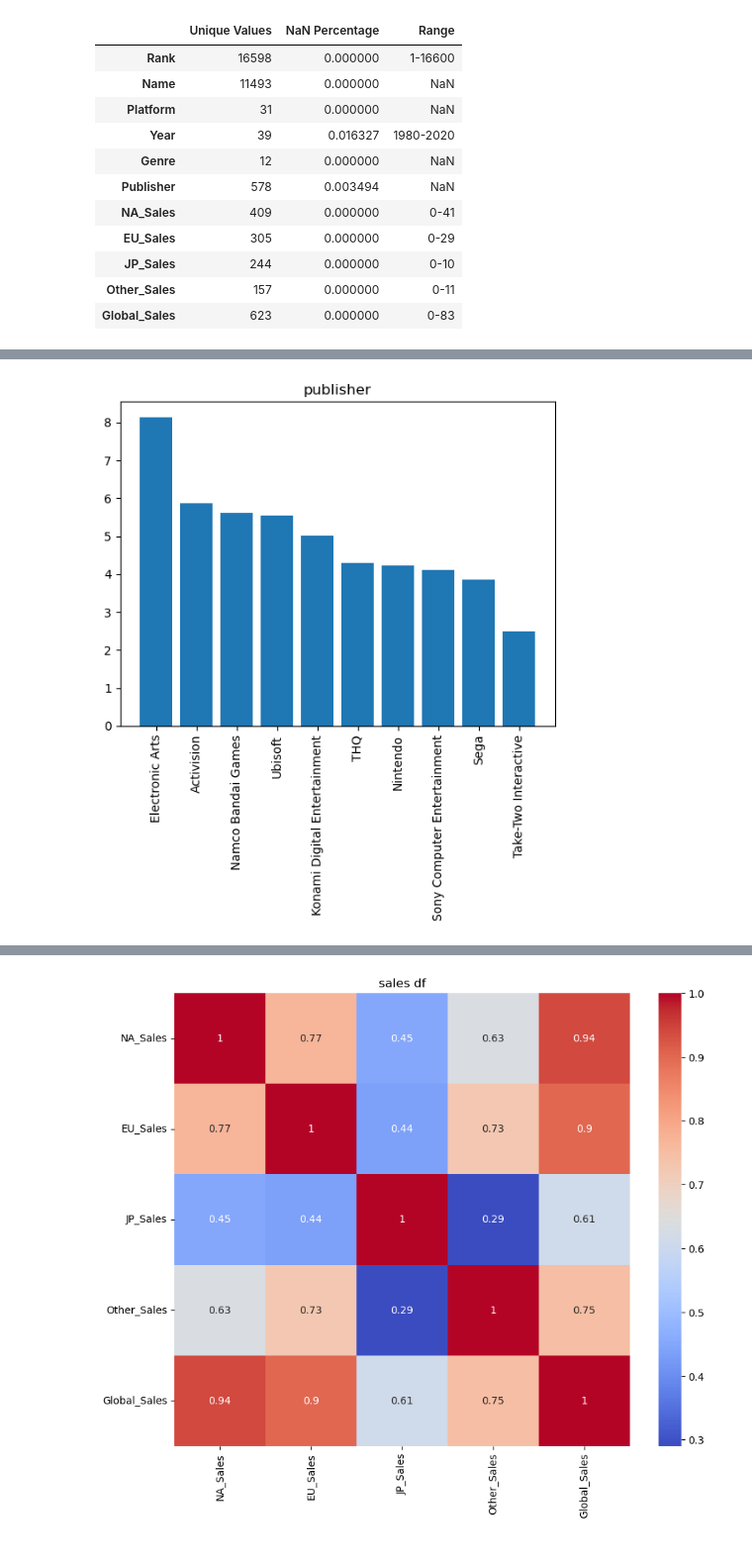
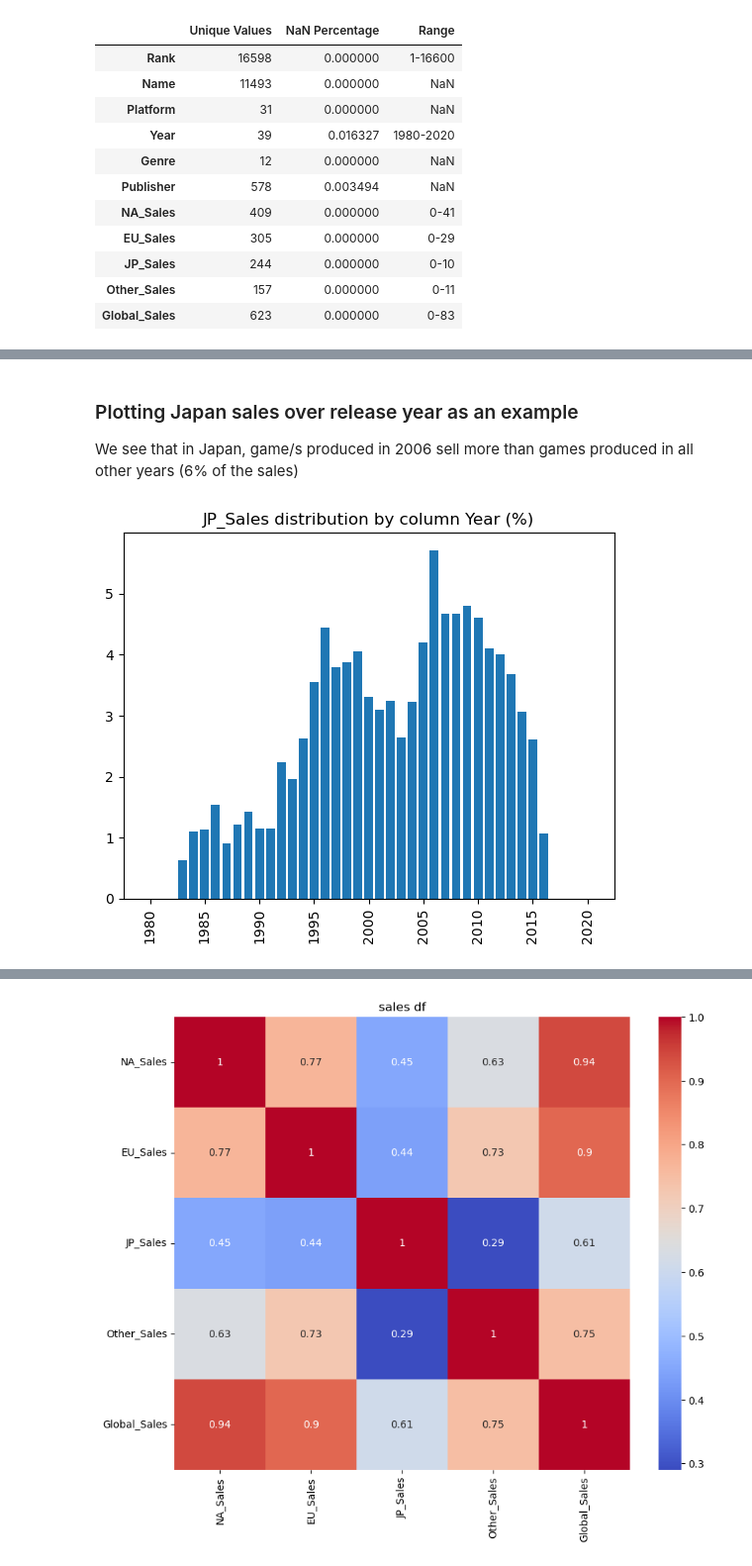
Before and after one commit to nickseek/videogames, a Jupyter notebook: data_exploration.ipynb, the cells around one changed output, grey strips where cells are left out. Shown: that part at 99% size. Saved outputs shown, nothing was run; the diff lists cells and outputs as text; code cells hidden in the pictures.

```diff
--- a/data_exploration.ipynb
+++ b/data_exploration.ipynb
@@ -42,6 +50,6 @@ desc
 # %%
-def plot_sales_dist(df,col, sales_col,title, top_x = False):
-    """ plot a normalized histogram of a column by global sales"""
+def plot_sales_dist(df,col, sales_col,top_x = False):
+    """ plot a normalized histogram of a column by sales column"""
     sales_sums = df[[col, sales_col]].groupby(col)[sales_col].sum()
     normalized = sales_sums/sum(df[sales_col])*100
 
@@ -49,9 +57,6 @@ def plot_sales_dist(df,col, sales_col,title, top_x = False):
     if top_x:
         sorted_values = sorted_values[:top_x]
     plt.bar(sorted_values.index, sorted_values.values)
-    plt.title(title)
+    plt.title(f'{sales_col} distribution by column {col} (%)')
     plt.xticks(rotation='vertical')
     plt.show()
-col = 'Year'
-sales_col = 'JP_Sales'
-plot_sales_dist(df,col,sales_col,f'{sales_col} distribution by {col} (%)')
@@ -60,6 +63,10 @@ plot_sales_dist(df,col,sales_col,f'{sales_col} distribution by {col} (%)')
-# %%
-# plot(df['Name'],'top games distribution (%)',15)
-# plot(df['Year'],"% of top selling games by year of release")
-plot(df['Publisher'],'publisher',10)
-# %% [output]
-[figure, removed]
+# %% [markdown]
+### Plotting Japan sales over release year as an example
+
+We see that in Japan, game/s produced in 2006 sell more than games produced in all other years (6% of the sales)
+# %%
+col = 'Year'
+sales_col = 'JP_Sales'
+plot_sales_dist(df,col,sales_col)
+# %% [output]
+[figure, added]
```
Also changed, not shown: parts of 11 cells of this notebook.
